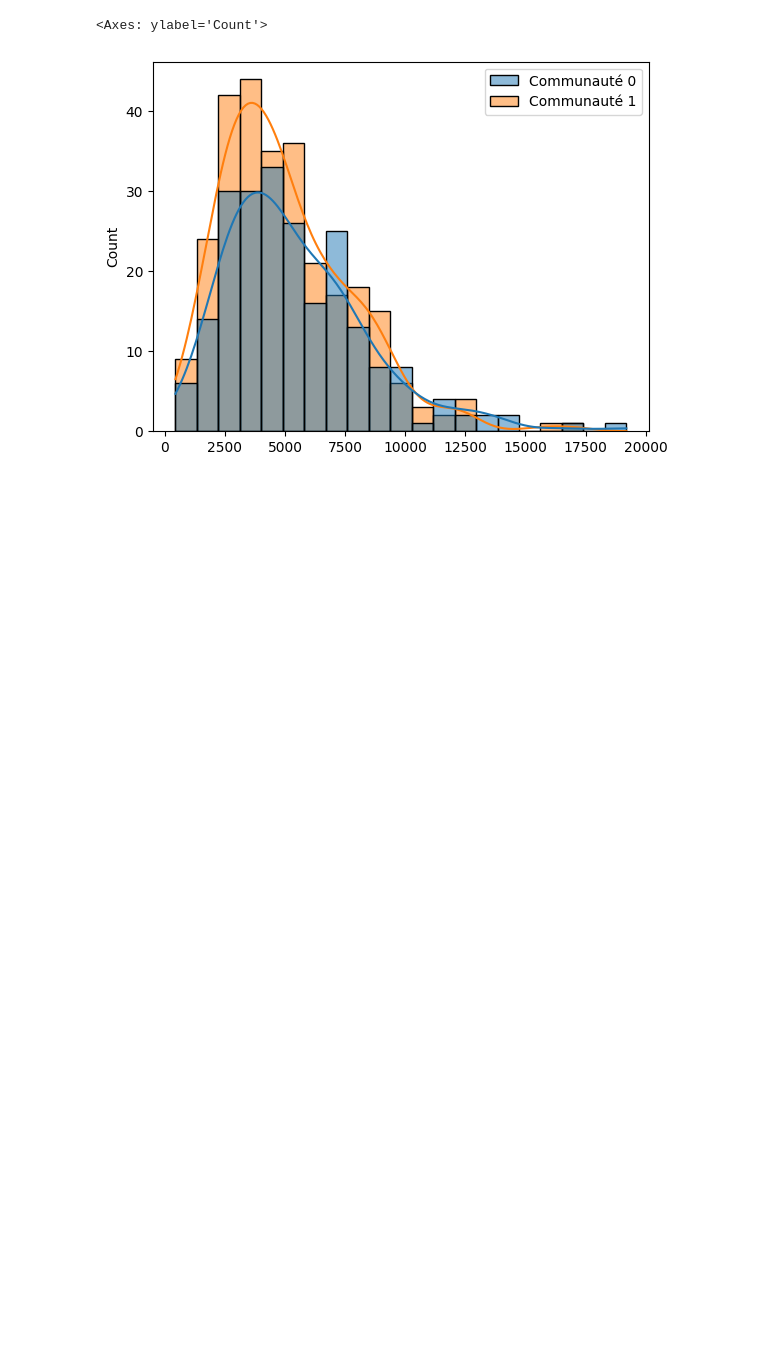
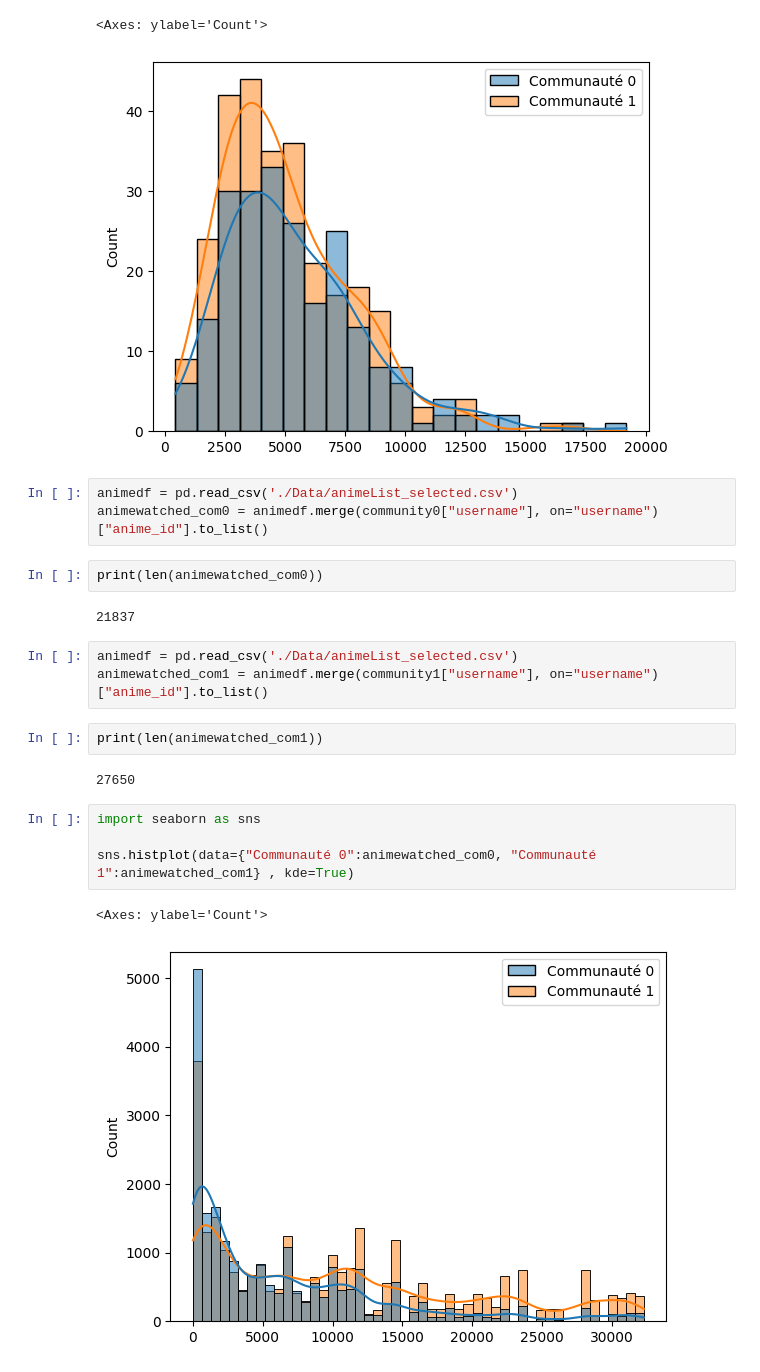
Before and after one commit to VietAnhNguyen20/M2_DM_Anime, a Jupyter notebook: user-graph-analysis.ipynb, the cells around one changed output. Drawn from its saved outputs; the diff is of its cells as text; blank space fills up the shorter version.

```diff
--- a/user-graph-analysis.ipynb
+++ b/user-graph-analysis.ipynb
@@ -218,3 +218,24 @@ sns.histplot(data={"Communauté 0":community0["stats_episodes"], "Communauté 1"
 # %% [output]
 <Axes: ylabel='Count'>
 [figure]
+# %%
+animedf = pd.read_csv('./Data/animeList_selected.csv')
+animewatched_com0 = animedf.merge(community0["username"], on="username")["anime_id"].to_list()
+# %%
+print(len(animewatched_com0))
+# %% [output]
+21837
+# %%
+animedf = pd.read_csv('./Data/animeList_selected.csv')
+animewatched_com1 = animedf.merge(community1["username"], on="username")["anime_id"].to_list()
+# %%
+print(len(animewatched_com1))
+# %% [output]
+27650
+# %%
+import seaborn as sns
+
+sns.histplot(data={"Communauté 0":animewatched_com0, "Communauté 1":animewatched_com1} , kde=True)
+# %% [output]
+<Axes: ylabel='Count'>
+[figure, added]
```
Also changed, not shown: parts of 11 cells of this notebook, 3 other files.
